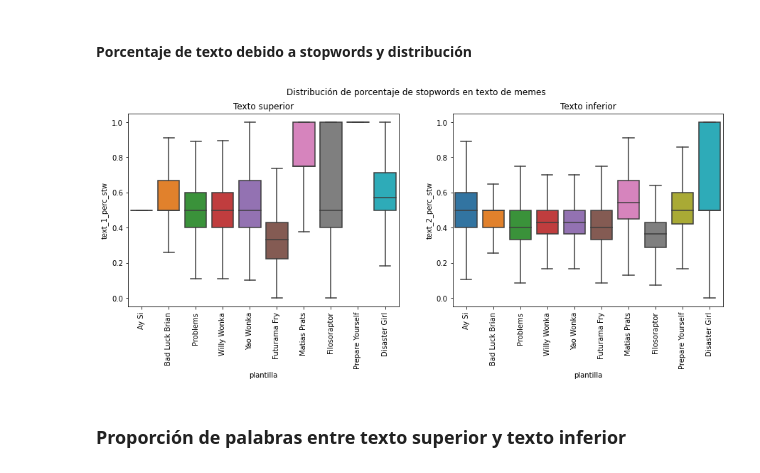
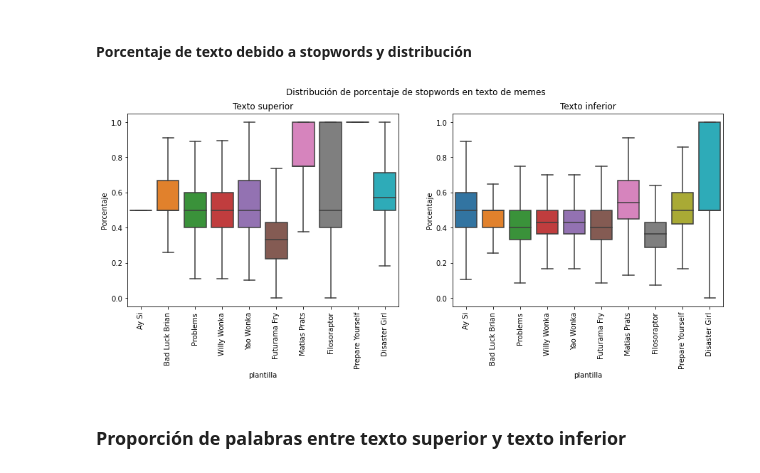
Before and after one commit to juancop/AIMemeGenerator, a Jupyter notebook: notebooks/EDA-AIMemeGenerator.ipynb, the cells around one changed output. Drawn from its saved outputs; the diff is of its cells as text; code cells hidden in the pictures.

```diff
--- a/notebooks/EDA-AIMemeGenerator.ipynb
+++ b/notebooks/EDA-AIMemeGenerator.ipynb
@@ -148,20 +150,23 @@ plt.show()
 data["text_1_perc_stw"] = data["n_w_text_1_no_stpw"].divide(data["n_w_text_1"].replace(0,np.nan))
 data["text_2_perc_stw"] = data["n_w_text_2_no_stpw"].divide(data["n_w_text_2"].replace(0,np.nan))
 # %%
+# Porcentaje de stopwords
 fig, ax = plt.subplots(1, 2,figsize=(15, 5))
 sns.boxplot(x="plantilla", y="text_1_perc_stw", data=data, orient="vertical", showfliers=False, ax = ax[0])
 ax[0].tick_params('x', labelrotation=90)
 ax[0].title.set_text('Texto superior')
+ax[0].set_ylabel('Porcentaje')
 
-# Sin stopwords
 sns.boxplot(x="plantilla", y="text_2_perc_stw", data=data, orient="vertical", showfliers=False, ax = ax[1])
 ax[1].tick_params('x', labelrotation=90)
 ax[1].title.set_text('Texto inferior')
+ax[1].set_ylabel('Porcentaje')
+
 
 fig.suptitle("Distribución de porcentaje de stopwords en texto de memes")
 plt.show()
 # %% [output]
-[figure, old version]
+[figure, new version]
 # %% [markdown]
 ### Proporción de palabras entre texto superior y texto inferior
 # %%
```
Also changed, not shown: parts of 6 cells of this notebook, 36 other files.
